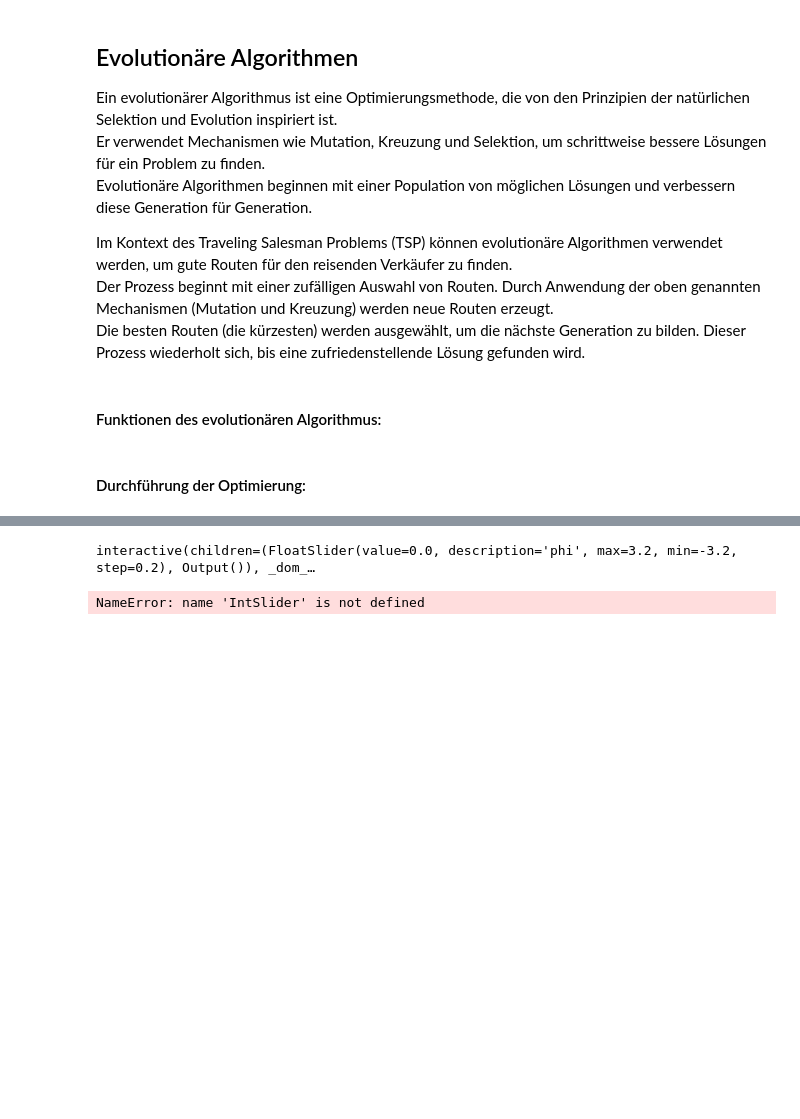
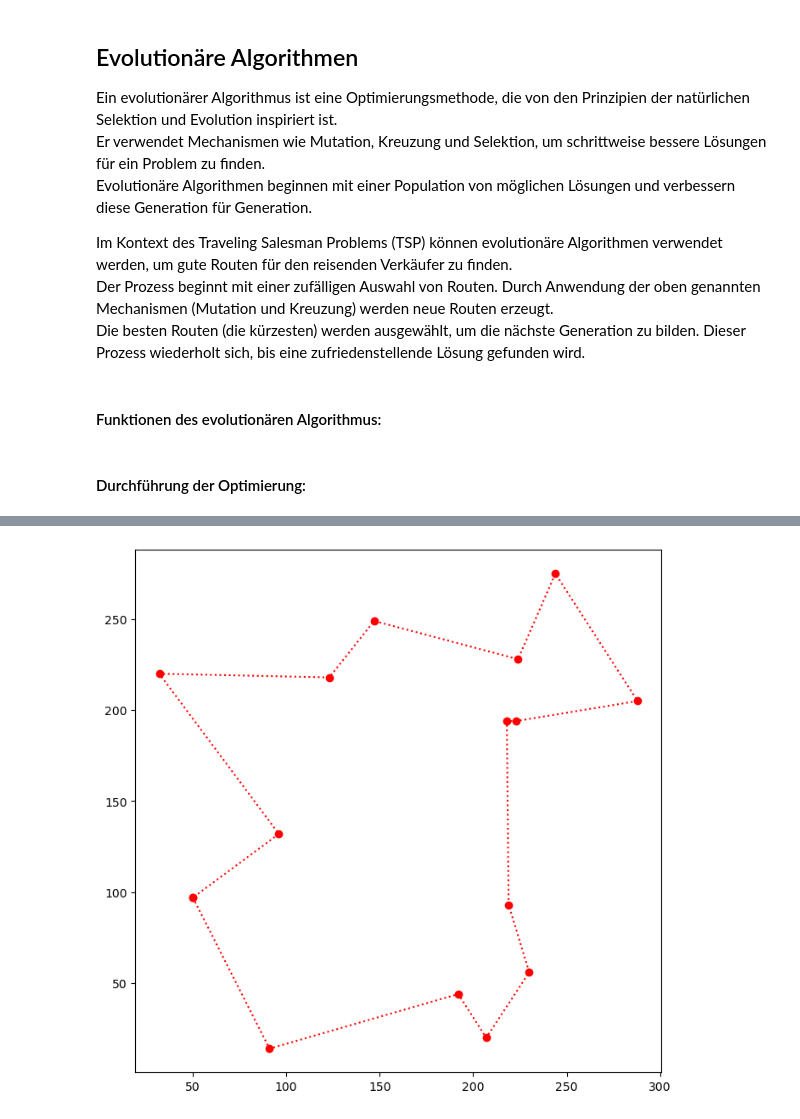
Before and after one commit to pitpaetz/BMO, a Jupyter notebook: BMO.ipynb, the cells around one changed output, grey strips where cells are left out. Drawn from its saved outputs; the diff is of its cells as text; code cells hidden in the pictures; blank space fills up the shorter version.

```diff
--- a/BMO.ipynb
+++ b/BMO.ipynb
@@ -222,46 +221,23 @@ Summe der Entfernungen: 3065.0131300731805
-# %%
-%matplotlib inline
-from scipy import *
-import matplotlib.pyplot as plt
-from ipywidgets import interact, FloatSlider
-
-## Definition of the plot_cos function, our "callback function".
-def plot_cos(phi):
-    ## Plot parameters
-    xmin, xmax, nx = 0.0, 10.0, 50
-    ymin, ymax     = -1.2, 1.2
-
-    ## Plot the figure
-    x = np.linspace(xmin, xmax, nx)
-    y = np.cos(x + phi)
-    plt.figure(figsize=(8,3))
-    plt.plot(x, y, linewidth=2)
-
-    ## Set up the figure axes, etc.
-    plt.title("y = cos(x + phi)")
-    plt.xlim(xmin, xmax)
-    plt.ylim(ymin, ymax)
-    plt.xlabel('x')
-    plt.ylabel('y')
-
-## Generate our user interface.
-interact(plot_cos, phi=FloatSlider(min=-3.2, max=3.2, step=0.2, value=0.0));
-# %% [output]
-interactive(children=(FloatSlider(value=0.0, description='phi', max=3.2, min=-3.2, step=0.2), Output()), _dom_…
-# %%
-# Plot der besten Routen aus allen Generationen
-# Nimm die Zelle von oben als Beispiel für einen Interaktionsplot, welche einen SLider bietet, um die Generationen durchzugehen
-# Die Funktion plot_cos(phi) wird durch die Funktion plot_route(g) ersetzt, welche die Route der Generation g plottet
-# only plot every 10th generation
-
-def plot_route(g):
-    plt.figure(figsize=(8,8))
-    plt.plot(Best_Coord[g][:,0], Best_Coord[g][:,1], ':o', color='green', )
-    plt.title('Beste Route der Generation ' + str(g))
-    plt.xlabel('x')
-    plt.ylabel('y')
-    plt.show()
-
-interact(plot_route, g=IntSlider(min=0, max=g-1, step=10, value=0))
-# %% [output]
-NameError: name 'IntSlider' is not defined
+# %%
+import numpy as np
+import matplotlib.pyplot as plt
+from IPython.display import display, clear_output
+
+fig = plt.figure()
+fig.set_size_inches(8, 8)
+ax = fig.add_subplot(1, 1, 1)
+
+for i in range(g+1-no_change_counter):
+    x = Best_Elter_xx[i]
+    y = Best_Elter_yy[i]
+
+    ax.set_xlim(0, i)
+
+    ax.cla()
+    ax.plot(x, y, ':o', color='red')
+    display(fig)
+
+    clear_output(wait = True)
+    plt.pause(0.5)
+# %% [output]
+[figure, added]
```
Also changed, not shown: parts of 2 cells of this notebook.
